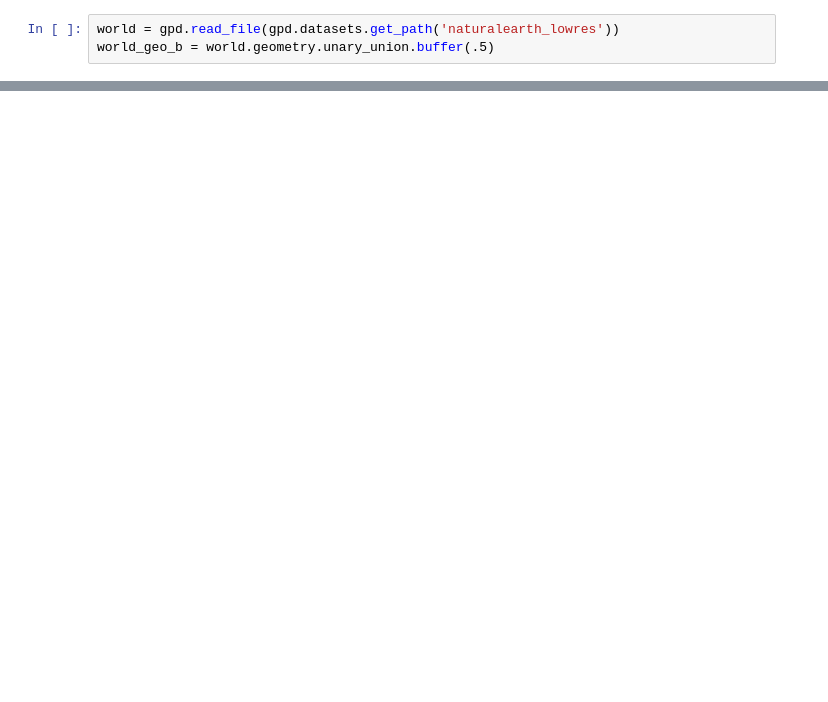
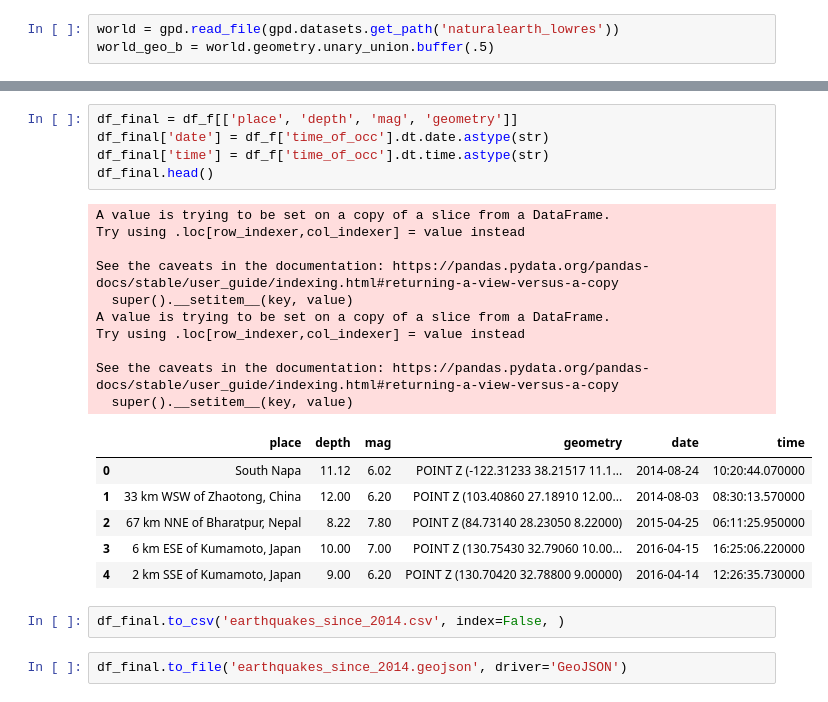
Before and after one commit to ACCESS-Cloud-Based-InSAR/access-assorted-notebooks, a Jupyter notebook: marshak/2022_05/1_USGS_Earthquake_Requests.ipynb, the cells around one changed output, grey strips where cells are left out. Saved outputs shown, nothing was run; the diff lists cells and outputs as text; blank space fills up the shorter version.

```diff
--- a/marshak/2022_05/1_USGS_Earthquake_Requests.ipynb
+++ b/marshak/2022_05/1_USGS_Earthquake_Requests.ipynb
@@ -154,0 +189,26 @@ Text(1232.023950586513, 0.5, 'Latitude')
+# %%
+df_final = df_f[['place', 'depth', 'mag', 'geometry']]
+df_final['date'] = df_f['time_of_occ'].dt.date.astype(str)
+df_final['time'] = df_f['time_of_occ'].dt.time.astype(str)
+df_final.head()
+# %% [output]
+A value is trying to be set on a copy of a slice from a DataFrame.
+Try using .loc[row_indexer,col_indexer] = value instead
+
+See the caveats in the documentation: https://pandas.pydata.org/pandas-docs/stable/user_guide/indexing.html#returning-a-view-versus-a-copy
+  super().__setitem__(key, value)
+A value is trying to be set on a copy of a slice from a DataFrame.
+Try using .loc[row_indexer,col_indexer] = value instead
+
+See the caveats in the documentation: https://pandas.pydata.org/pandas-docs/stable/user_guide/indexing.html#returning-a-view-versus-a-copy
+  super().__setitem__(key, value)
+|  | place | depth | mag | geometry | date | time |
+| 0 | South Napa | 11.12 | 6.02 | POINT Z (-122.31233 38.21517 11.1... | 2014-08-24 | 10:20:44.070000 |
+| 1 | 33 km WSW of Zhaotong, China | 12.00 | 6.20 | POINT Z (103.40860 27.18910 12.00... | 2014-08-03 | 08:30:13.570000 |
+| 2 | 67 km NNE of Bharatpur, Nepal | 8.22 | 7.80 | POINT Z (84.73140 28.23050 8.22000) | 2015-04-25 | 06:11:25.950000 |
+| 3 | 6 km ESE of Kumamoto, Japan | 10.00 | 7.00 | POINT Z (130.75430 32.79060 10.00... | 2016-04-15 | 16:25:06.220000 |
+| 4 | 2 km SSE of Kumamoto, Japan | 9.00 | 6.20 | POINT Z (130.70420 32.78800 9.00000) | 2016-04-14 | 12:26:35.730000 |
+# %%
+df_final.to_csv('earthquakes_since_2014.csv', index=False, )
+# %%
+df_final.to_file('earthquakes_since_2014.geojson', driver='GeoJSON')
```
Also changed, not shown: parts of 11 cells of this notebook.
